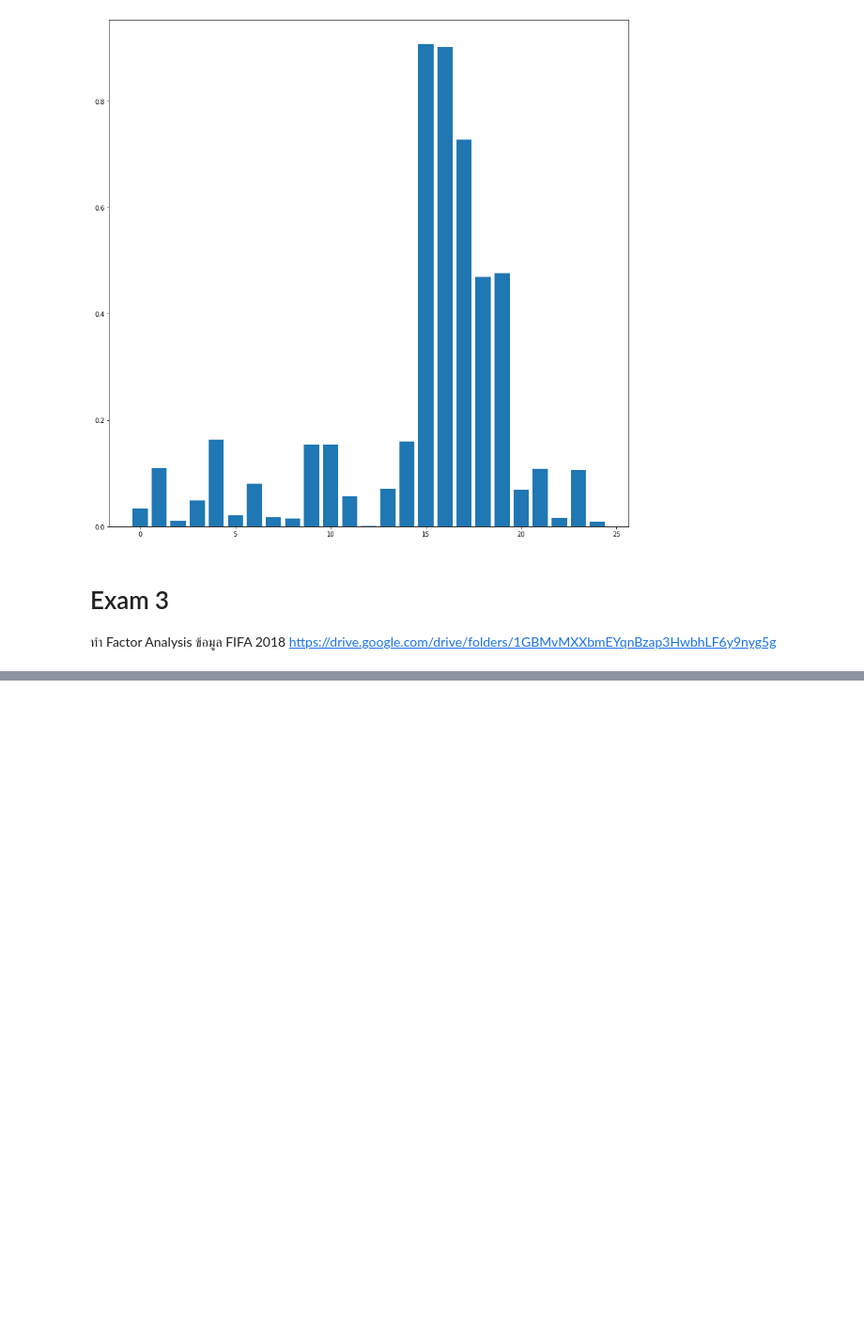
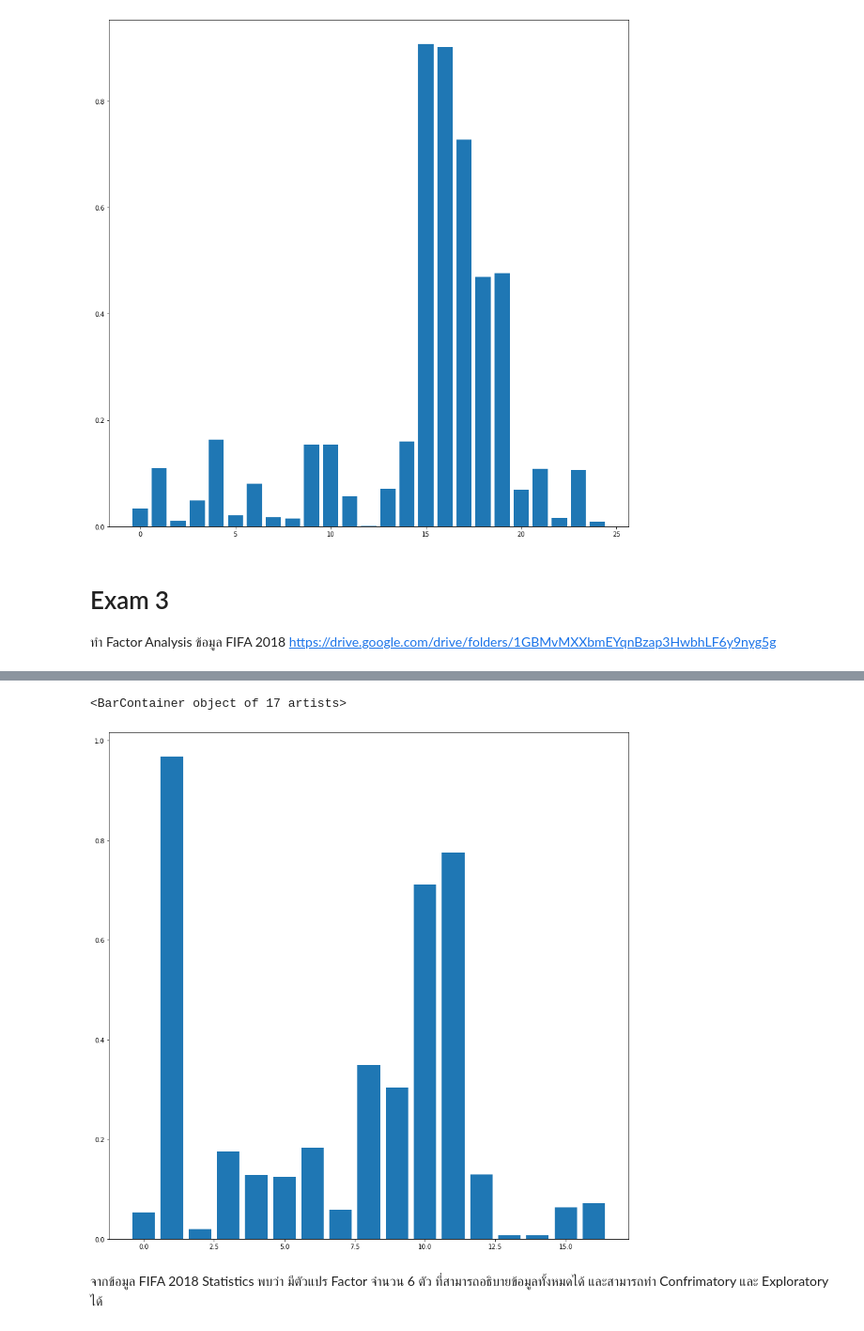
Before and after one commit to SupawadeeKhamthuy/multivariate, a Jupyter notebook: Chapter5_Factor_Analysis.ipynb, the cells around one changed output, grey strips where cells are left out. Shown: that part at 94% size. Cells and saved outputs as stored; diff of their text form; code cells hidden in the pictures; blank space fills up the shorter version.

```diff
--- a/Chapter5_Factor_Analysis.ipynb
+++ b/Chapter5_Factor_Analysis.ipynb
@@ -237,0 +395,8 @@ https://drive.google.com/drive/folders/1GBMvMXXbmEYqnBzap3HwbhLF6y9nyg5g
+# %%
+plt.bar(range(17),np.absolute(fa2.loadings_[:,0]))
+# %% [output]
+<BarContainer object of 17 artists>
+[figure, added]
+# %% [markdown]
+จากข้อมูล FIFA 2018 Statistics พบว่า มีตัวแปร Factor จำนวน 6 ตัว ที่สามารถอธิบายข้อมูลทั้งหมดได้ และสามารถทำ Confrimatory และ
+Exploratory ได้
```
Also changed, not shown: parts of 37 cells of this notebook.
